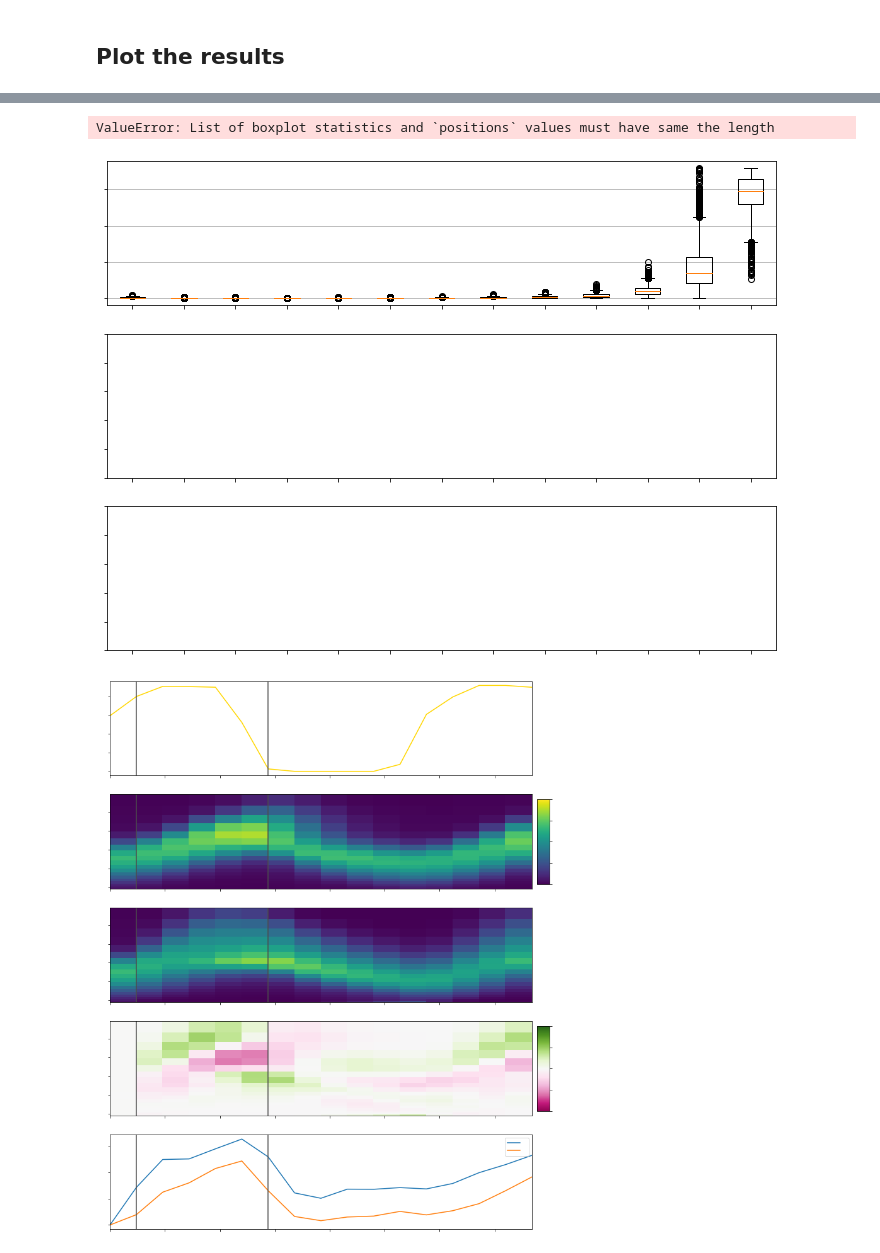
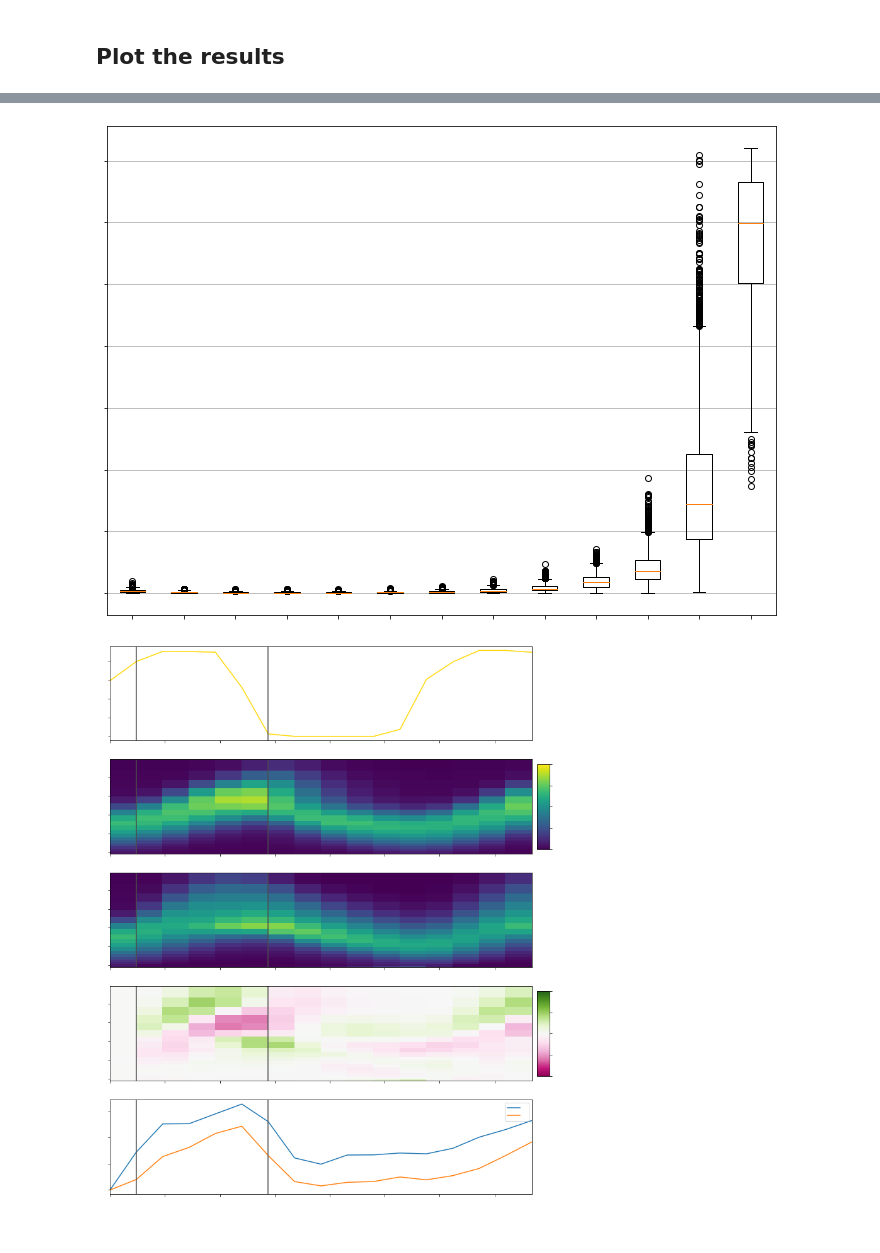
Before and after one commit to fribalet/Bayesian-matrixmodel, a Jupyter notebook: matrixmodel_zinser_freedelta_onegammarho_m20.ipynb, the cells around one changed output, grey strips where cells are left out. Saved outputs shown, nothing was run; the diff lists cells and outputs as text; code cells hidden in the pictures.

```diff
--- a/matrixmodel_zinser_freedelta_onegammarho_m20.ipynb
+++ b/matrixmodel_zinser_freedelta_onegammarho_m20.ipynb
@@ -349,32 +349,28 @@ None
 # %%
 j = data_gridded['delta_v_inv'] + 1
 m = data_gridded['m']
 
-fig, axs = plt.subplots(nrows=3, sharex=True, figsize=(12,9))
-ax = axs[0]
+fig, axs = plt.subplots(nrows=1, sharex=True, figsize=(12,9))
+ax = axs
 ax.boxplot(mcmc['delta_max'], positions=range(j,m+1))
 ax.set(ylabel='delta_i')
 ax.yaxis.grid(True)
 ax.title.set_text('Division Proportion vs. Size Class')
 
-ax = axs[1]
-ax.boxplot(mcmc['gamma_max'], positions=range(1,m))
-ax.set(ylabel='gamma_max')
-ax.yaxis.grid(True)
+# ax = axs[1]
+# ax.boxplot(mcmc['gamma_max'], positions=range(1,m))
+# ax.set(ylabel='gamma_max')
+# ax.yaxis.grid(True)
 
-ax = axs[2]
-ax.boxplot(mcmc['rho'], positions=range(1,m))
-ax.set(ylabel='rho')
-ax.yaxis.grid(True)
+# ax = axs[2]
+# ax.boxplot(mcmc['rho'], positions=range(1,m))
+# ax.set(ylabel='rho')
+# ax.yaxis.grid(True)
 
 xlabels = [str(x) for x in range(1,m+1)]
-#xlabels[j-1] = 'j='+xlabels[j-1]
-#xlabels[m-1] = 'm='+xlabels[m-1]
-#None
 None
 # %% [output]
-ValueError: List of boxplot statistics and `positions` values must have same the length
-[figure, old version]
+[figure, new version]
 # %%
 res = {'model':np.mean(mcmc['mod_obspos'], axis=0), 'obs':data['obs']}
 colors = {'model':'darkred', 'obs':'0.1'}
```
Also changed, not shown: parts of 3 cells of this notebook, 2 other files.
